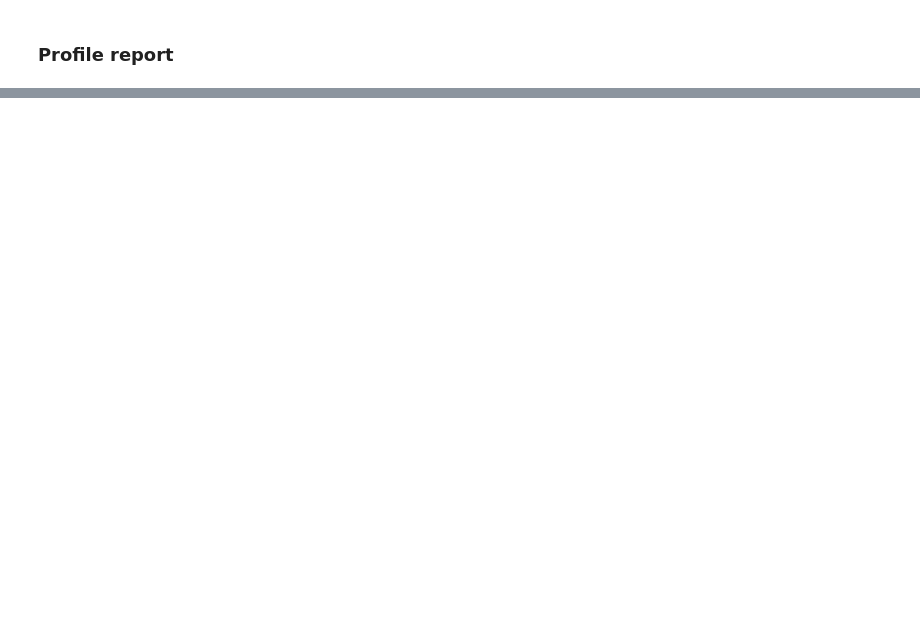
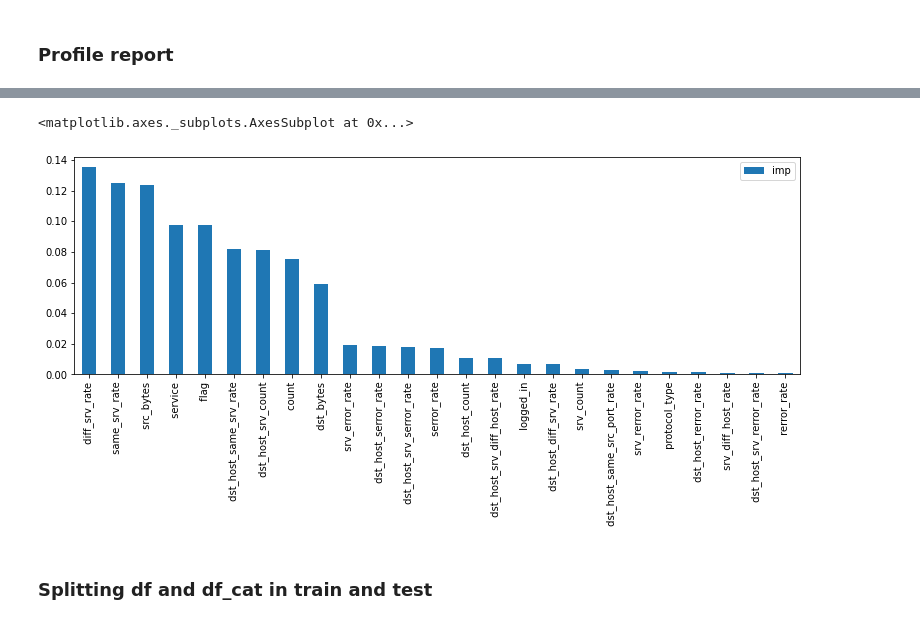
Before and after one commit to lalit-kumr/Cyber-Security-Case-Study, a Jupyter notebook: Cyber Security Case Study.ipynb, the cells around one changed output, grey strips where cells are left out. Saved outputs shown, nothing was run; the diff lists cells and outputs as text; code cells hidden in the pictures; blank space fills up the shorter version.

```diff
--- a/Cyber Security Case Study.ipynb
+++ b/Cyber Security Case Study.ipynb
@@ -119,0 +126,5 @@ df.select_dtypes(include='O')
+# %%
+#for binomial classification we will drop the attack variable
+
+target = df_cat.drop(labels='attack',axis=1)
+target
@@ -120,3 +145,6 @@ df.select_dtypes(include='O')
+# %%
+#dropping attack and activity from df
+df.drop(labels=['activity','attack'],axis=1,inplace=True)
 # %% [markdown]
 ### Outlier removal
 # %%
@@ -139,0 +162,11 @@ TypeError: ignored
+# %%
+from scipy.stats.mstats import winsorize
+# To winsorize data means to set extreme outliers equal to a specified percentile of the data.
+# For example, a 90% winsorization sets all observations greater than the 95th percentile equal to the
+# value at the 95th percentile and all observations less than the 5th percentile equal to the value at the 5th percentile.
+#here the limits=[0.05 ,0.05] are the lower and upper percentile limits respectively
+
+
+for x in df:
+  df.loc[:,x] = winsorize(df[x], limits=[0.05, 0.05])
+df.describe()
@@ -141,0 +194,5 @@ TypeError: ignored
+# %%
+from sklearn.ensemble import RandomForestClassifier
+rfc = RandomForestClassifier()
+#fit the data to the random forest classifier
+rfc.fit(df,target.activity)
@@ -141,0 +208,14 @@ TypeError: ignored
+# %%
+#store the featue importance in dataframe feature_impora
+feature_imp = pd.DataFrame(index=df.columns,data=rfc.feature_importances_)
+# renaming column names
+feature_imp.columns=['imp']
+# sorting the featues by descending importance
+feature_imp = feature_imp.sort_values(by='imp',ascending=False)
+#plotting features having importance > 0
+feature_imp[feature_imp.imp > 0].plot(figsize=(13,4),kind='bar')
+# %% [output]
+<matplotlib.axes._subplots.AxesSubplot at 0x...>
+[figure, added]
+# %% [markdown]
+### Splitting df and df_cat in train and test
```
Also changed, not shown: parts of 10 cells of this notebook.
